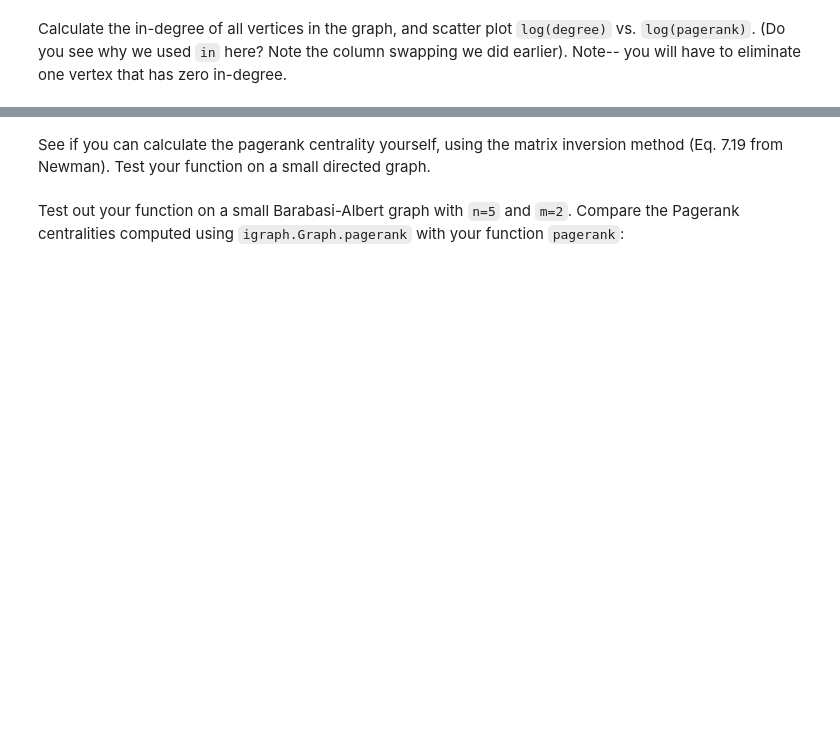
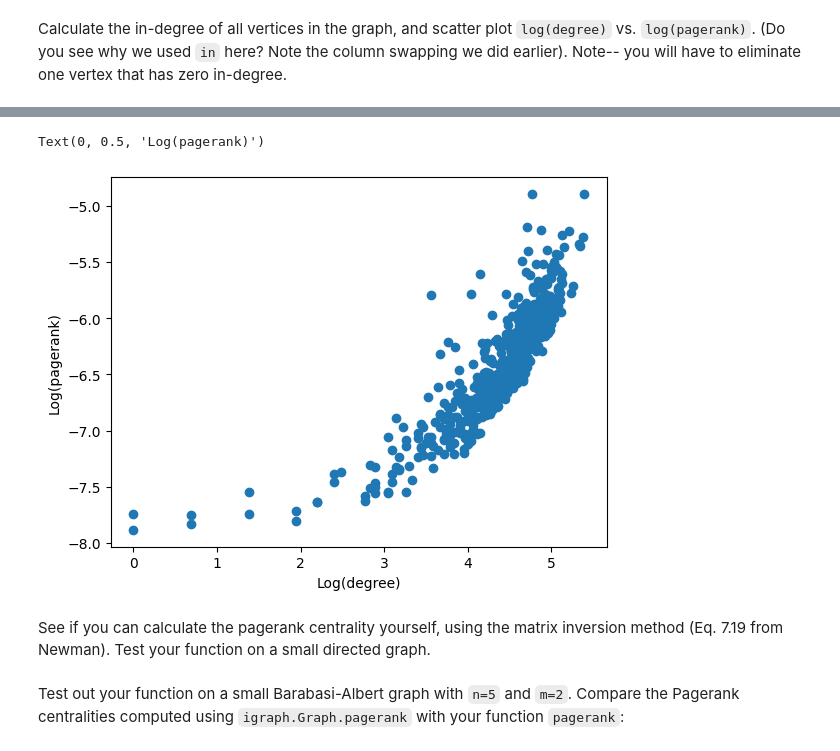
Before and after one commit to hawktre/OSU-CS_546, a Jupyter notebook: notebooks/class07_centrality_JTV.ipynb, the cells around one changed output, grey strips where cells are left out. Saved outputs shown, nothing was run; the diff lists cells and outputs as text; code cells hidden in the pictures; blank space fills up the shorter version.

```diff
--- a/notebooks/class07_centrality_JTV.ipynb
+++ b/notebooks/class07_centrality_JTV.ipynb
@@ -149,2 +191,8 @@ AHR     EGR2
 # %% [markdown]
 Using `pandas.read_csv`, read the file `neph_gene_network.txt`; name the two columns of the resulting data frame, `regulator` and `target`.
+# %%
+edge_list_neph = pd.read_csv("../DataRaw/neph_gene_network.txt",
+                             sep= "\t",
+                             names=["regulator", "target"])
+
+edge_list_neph.head()
@@ -155,0 +208,3 @@ Load the edge-list data into a directed `igraph.Graph` object `neph_graph`, usin
+# %%
+neph_graph = igraph.Graph.TupleList(edge_list_neph[["target", "regulator"]].values.tolist(), directed=True)
+neph_graph.summary()
@@ -156,4 +213,6 @@ Load the edge-list data into a directed `igraph.Graph` object `neph_graph`, usin
 # %% [markdown]
 Compute the pagerank centrality measures of all vertices, using `igraph.Graph.pagerank`.  Use the resulting object to initialize a `numpy.array`, `pageranks`.
+# %%
+pageranks = np.array(neph_graph.pagerank())
 # %% [markdown]
 Which vertex has highest pagerank centrality in the gene regulatory network, and what is its pagerank centrality value? (think `numpy.max` and `numpy.argmax`). Get a `VertexSet` sequence using the `igraph.Graph.vs` property, and then index into that sequence using Python indexing:
@@ -169,3 +230,14 @@ Calculate the in-degree of all vertices in the graph, and scatter plot `log(degr
+# %%
+in_deg = np.array(neph_graph.degree(mode= "in"))
+log_deg = np.log(in_deg[in_deg != 0])
+log_pr = np.log(pageranks[in_deg != 0])
+
+plt.scatter(log_deg, log_pr)
+plt.xlabel("Log(degree)")
+plt.ylabel("Log(pagerank)")
+# %% [output]
+Text(0, 0.5, 'Log(pagerank)')
+[figure, added]
 # %% [markdown]
 See if you can calculate the pagerank centrality yourself, using the matrix inversion method (Eq. 7.19 from Newman). Test your function on a small directed graph.
 # %%
```
Also changed, not shown: parts of 32 cells of this notebook.
